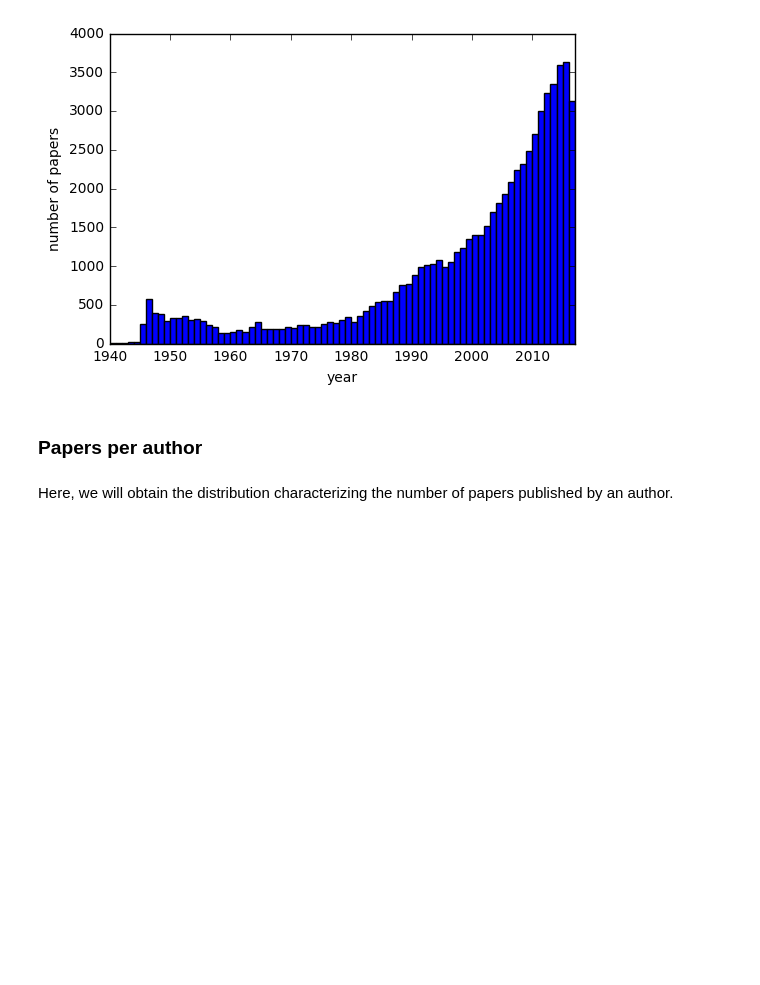
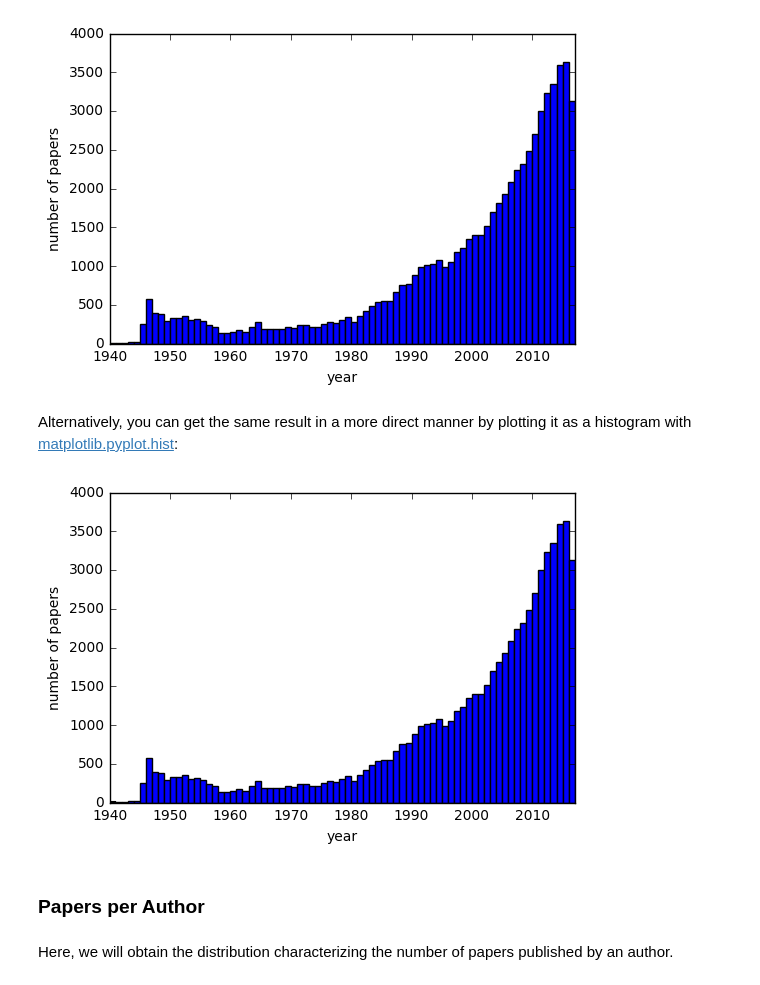
Before and after one commit to VUInformationRetrieval/IR2016_2017, a Jupyter notebook: 01_inspecting.ipynb, the cells around one changed output. Saved outputs shown, nothing was run; the diff lists cells and outputs as text; code cells hidden in the pictures; blank space fills up the shorter version.

```diff
--- a/01_inspecting.ipynb
+++ b/01_inspecting.ipynb
@@ -80,8 +80,17 @@ plt.xlabel('year')
 plt.ylabel('number of papers');
 # %% [output]
 [figure]
+# %% [markdown]
+Alternatively, you can get the same result in a more direct manner by plotting it as a histogram with [matplotlib.pyplot.hist](http://matplotlib.org/api/pyplot_api.html#matplotlib.pyplot.hist):
+# %%
+plt.hist( x=[p.year for p in Summaries.values()], bins=range(1940,2018) );
+plt.xlim(1940, 2017)
+plt.xlabel('year')
+plt.ylabel('number of papers');
+# %% [output]
+[figure, added]
 # %% [markdown]
-### Papers per author
+### Papers per Author
 # %% [markdown]
 Here, we will obtain the distribution characterizing the number of papers published by an author.
 # %%
```
Also changed, not shown: parts of 14 cells of this notebook.
